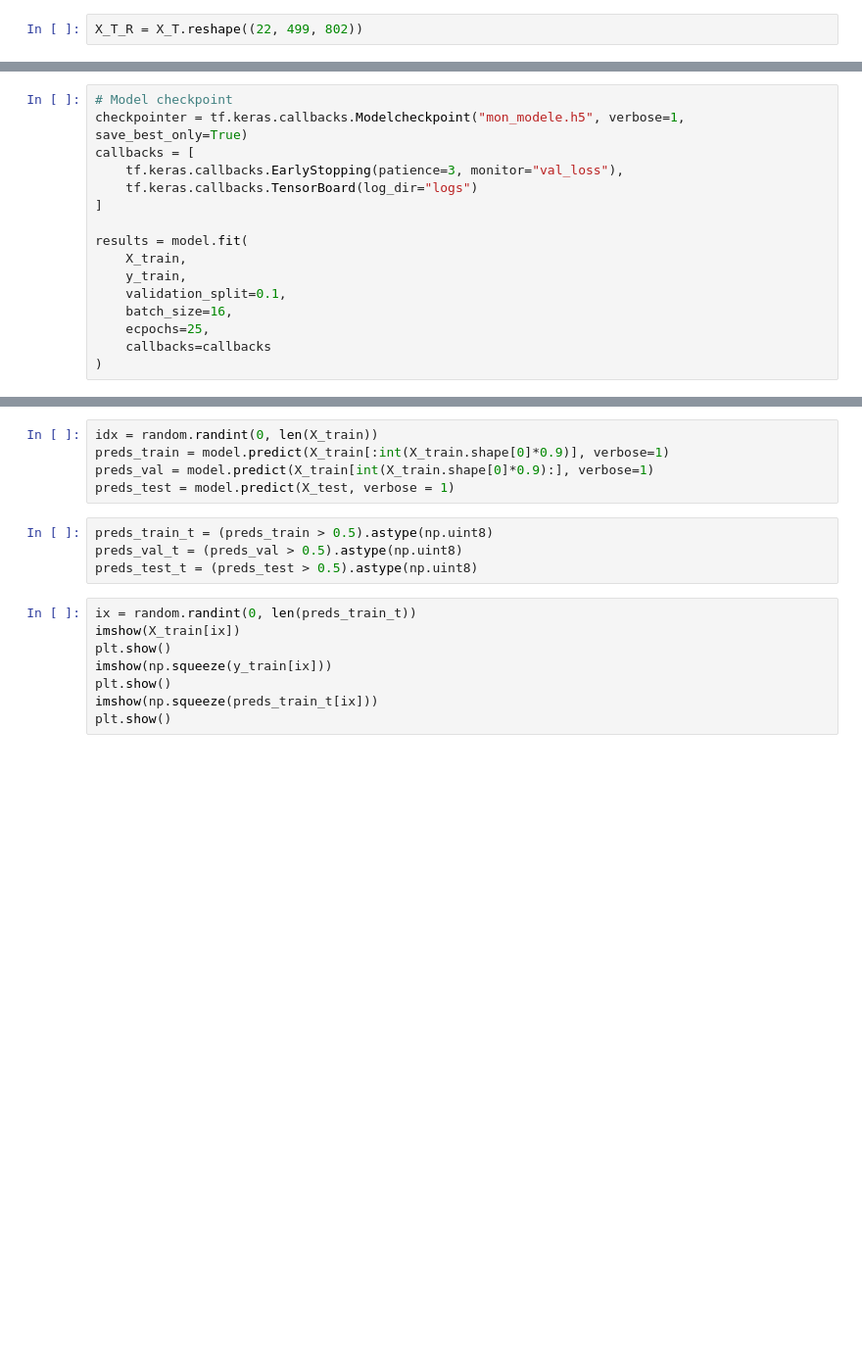
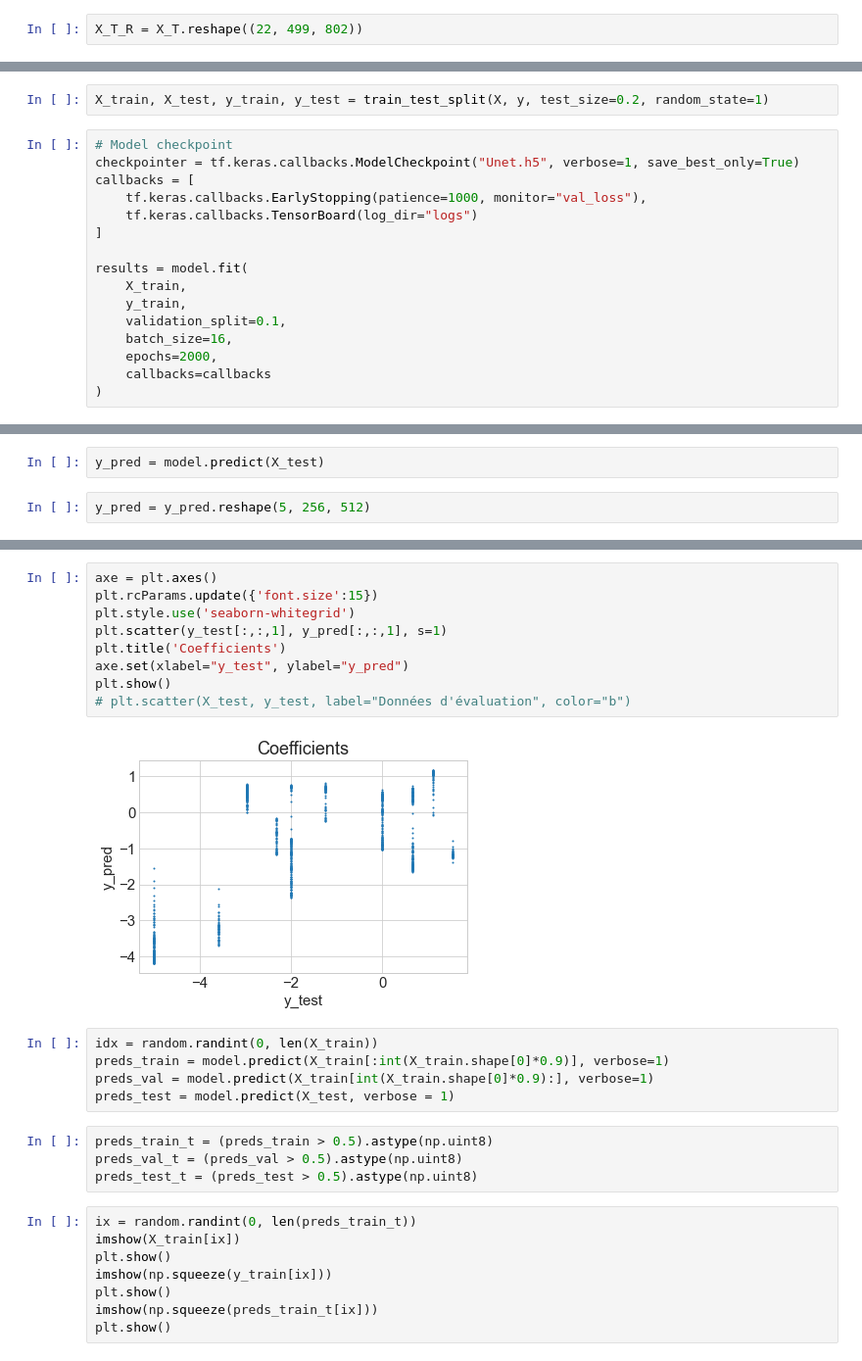
Before and after one commit to DeeeeepLearning/DeepLearning, a Jupyter notebook: Unet tuto.ipynb, the cells around one changed output, grey strips where cells are left out. Shown: that part at 98% size. Drawn from its saved outputs; the diff is of its cells as text; blank space fills up the shorter version.

```diff
--- a/Unet tuto.ipynb
+++ b/Unet tuto.ipynb
@@ -361,8 +177,10 @@ ValueError: A `Concatenate` layer requires inputs with matching shapes except fo
+# %%
+X_train, X_test, y_train, y_test = train_test_split(X, y, test_size=0.2, random_state=1)
 # %%
 # Model checkpoint
-checkpointer = tf.keras.callbacks.Modelcheckpoint("mon_modele.h5", verbose=1, save_best_only=True)
+checkpointer = tf.keras.callbacks.ModelCheckpoint("Unet.h5", verbose=1, save_best_only=True)
 callbacks = [
-    tf.keras.callbacks.EarlyStopping(patience=3, monitor="val_loss"),
+    tf.keras.callbacks.EarlyStopping(patience=1000, monitor="val_loss"),
     tf.keras.callbacks.TensorBoard(log_dir="logs")
 ]
 
@@ -371,6 +189,6 @@ results = model.fit(
     y_train,
     validation_split=0.1,
     batch_size=16,
-    ecpochs=25,
+    epochs=2000,
     callbacks=callbacks
 )
@@ -376,0 +214,4 @@ results = model.fit(
+# %%
+y_pred = model.predict(X_test)
+# %%
+y_pred = y_pred.reshape(5, 256, 512)
@@ -377,3 +254,14 @@ results = model.fit(
+# %%
+axe = plt.axes()
+plt.rcParams.update({'font.size':15})
+plt.style.use('seaborn-whitegrid')
+plt.scatter(y_test[:,:,1], y_pred[:,:,1], s=1)
+plt.title('Coefficients')
+axe.set(xlabel="y_test", ylabel="y_pred")
+plt.show()
+# plt.scatter(X_test, y_test, label="Données d'évaluation", color="b")
+# %% [output]
+[figure, added]
 # %%
 idx = random.randint(0, len(X_train))
 preds_train = model.predict(X_train[:int(X_train.shape[0]*0.9)], verbose=1)
```
Also changed, not shown: parts of 49 cells of this notebook, 2 other files.
